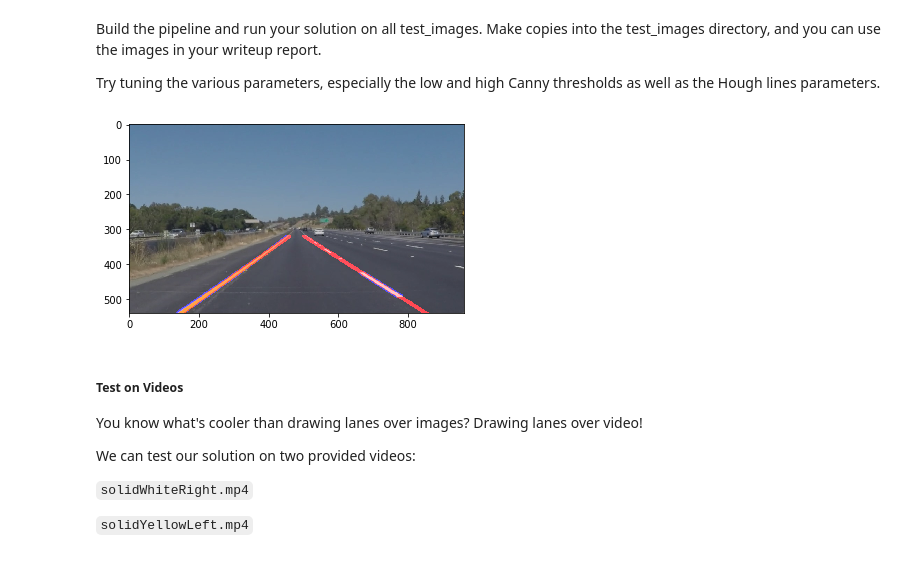
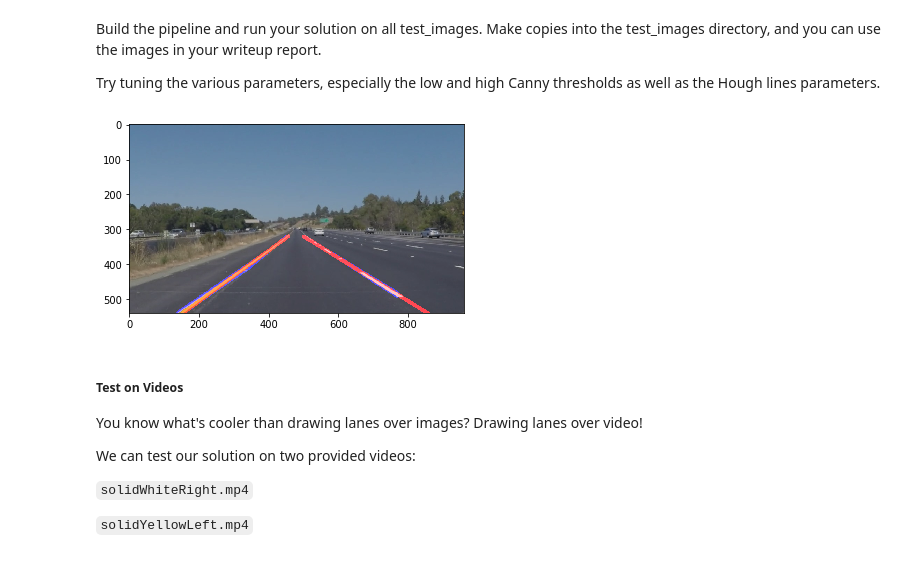
Before and after one commit to swarnagowri/CarND-LaneLines-P1, a Jupyter notebook: P1.ipynb, the cells around one changed output. Cells and saved outputs as stored; diff of their text form; code cells hidden in the pictures.

```diff
--- a/P1.ipynb
+++ b/P1.ipynb
@@ -260,7 +244,7 @@ def process_image(image):
     gray = grayscale(image)
 
     # Apply Gaussian smoothing
-    kernel_size = 5
+    kernel_size = 3
     blur_gray = gaussian_blur(gray, kernel_size)
 
     # Use canny algorithm to detect edges
@@ -269,37 +253,37 @@ def process_image(image):
     edges = canny(blur_gray, low_threshold, high_threshold)
 
     # Detect edges only over a region of interest
     imshape = image.shape
     vertices = np.array([[(0, imshape[0]), (450, 320), (490, 320), (imshape[1], imshape[0])]], dtype=np.int32)
 
     masked_edges = region_of_interest(edges, vertices)
 
     # Hough transform
     rho = 2
     theta = np.pi/180
-    threshold = 20
-    min_line_length = 25
-    max_line_gap = 10
+    threshold = 30
+    min_line_length = 100
+    max_line_gap = 160
 
     # Run Hough transform
     line_image = hough_lines(masked_edges, rho, theta, threshold, min_line_length, max_line_gap)
 
 
     # Lay it over the original
     final = weighted_img(line_image, image)
     return final
 
 # Test on images
 images = os.listdir("test_images/")
 for image_file in images:
     if image_file[0:4] == 'lane':
         continue
     image = mpimg.imread('test_images/' + image_file)
     lane_marked_image = process_image(image)
     plt.imshow(lane_marked_image)
     mpimg.imsave('test_images/lane_' + image_file, lane_marked_image)
 # %% [output]
-[figure, old version]
+[figure, new version]
 # %% [markdown]
 ##### Test on Videos
 
```
Also changed, not shown: parts of 4 cells of this notebook, 10 other files.
